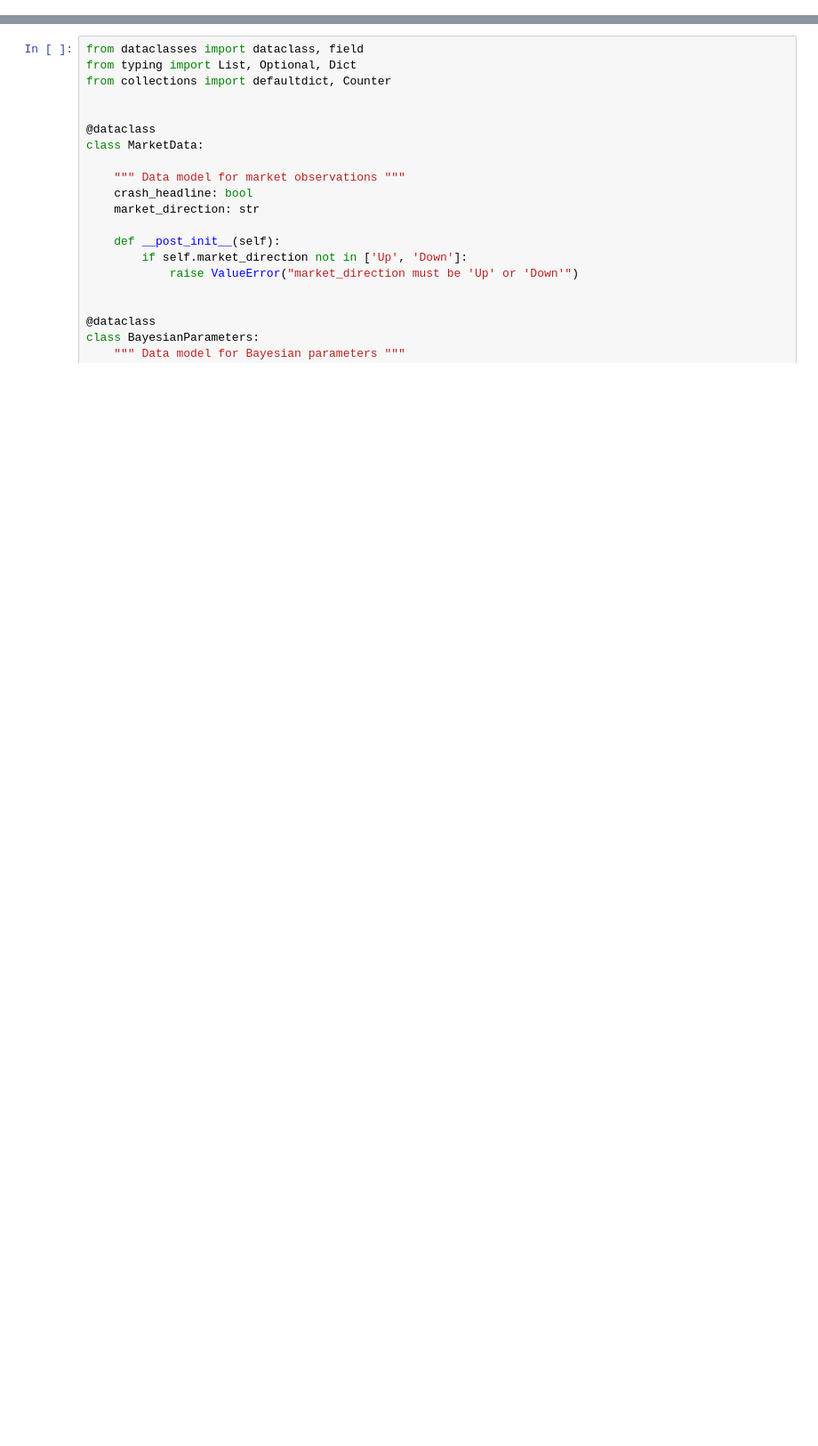
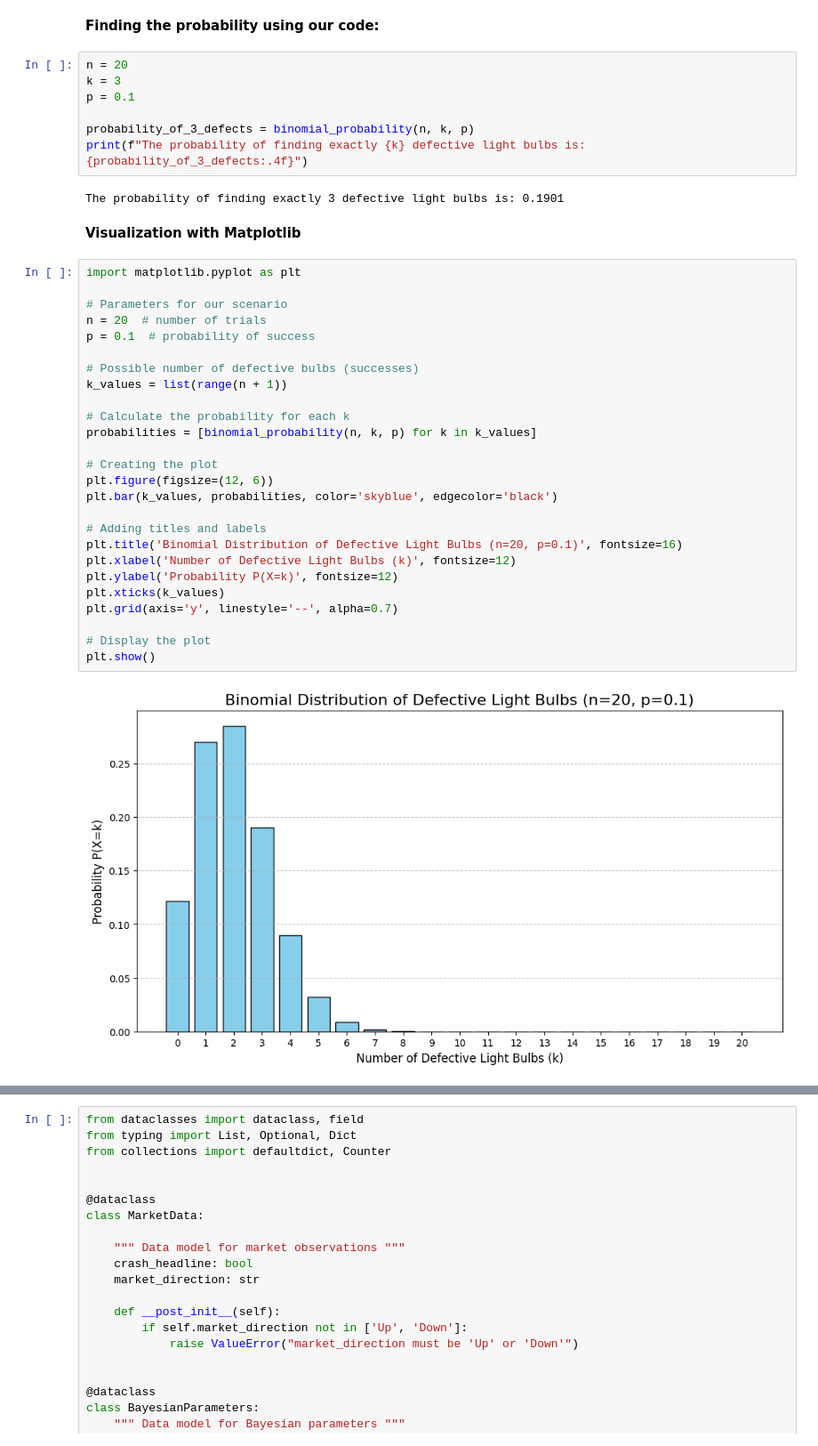
Before and after one commit to Solomon-the-octave/gradient-descent-example, a Jupyter notebook: Bayesian_probability.ipynb, the cells around one changed output, grey strips where cells are left out. Shown at 89% size. Saved outputs shown, nothing was run; the diff lists cells and outputs as text; blank space fills up the shorter version.

Commit message:
ft: add binomial distribution part

```diff
--- a/Bayesian_probability.ipynb
+++ b/Bayesian_probability.ipynb
@@ -0,0 +59,41 @@
+# %% [markdown]
+**Finding the probability using our code:**
+# %%
+n = 20
+k = 3
+p = 0.1
+
+probability_of_3_defects = binomial_probability(n, k, p)
+print(f"The probability of finding exactly {k} defective light bulbs is: {probability_of_3_defects:.4f}")
+# %% [output]
+The probability of finding exactly 3 defective light bulbs is: 0.1901
+# %% [markdown]
+**Visualization with Matplotlib**
+# %%
+import matplotlib.pyplot as plt
+
+# Parameters for our scenario
+n = 20  # number of trials
+p = 0.1  # probability of success
+
+# Possible number of defective bulbs (successes)
+k_values = list(range(n + 1))
+
+# Calculate the probability for each k
+probabilities = [binomial_probability(n, k, p) for k in k_values]
+
+# Creating the plot
+plt.figure(figsize=(12, 6))
+plt.bar(k_values, probabilities, color='skyblue', edgecolor='black')
+
+# Adding titles and labels
+plt.title('Binomial Distribution of Defective Light Bulbs (n=20, p=0.1)', fontsize=16)
+plt.xlabel('Number of Defective Light Bulbs (k)', fontsize=12)
+plt.ylabel('Probability P(X=k)', fontsize=12)
+plt.xticks(k_values)
+plt.grid(axis='y', linestyle='--', alpha=0.7)
+
+# Display the plot
+plt.show()
+# %% [output]
+[figure, added]
```
Also changed, not shown: parts of 11 cells of this notebook, 1 other file.
